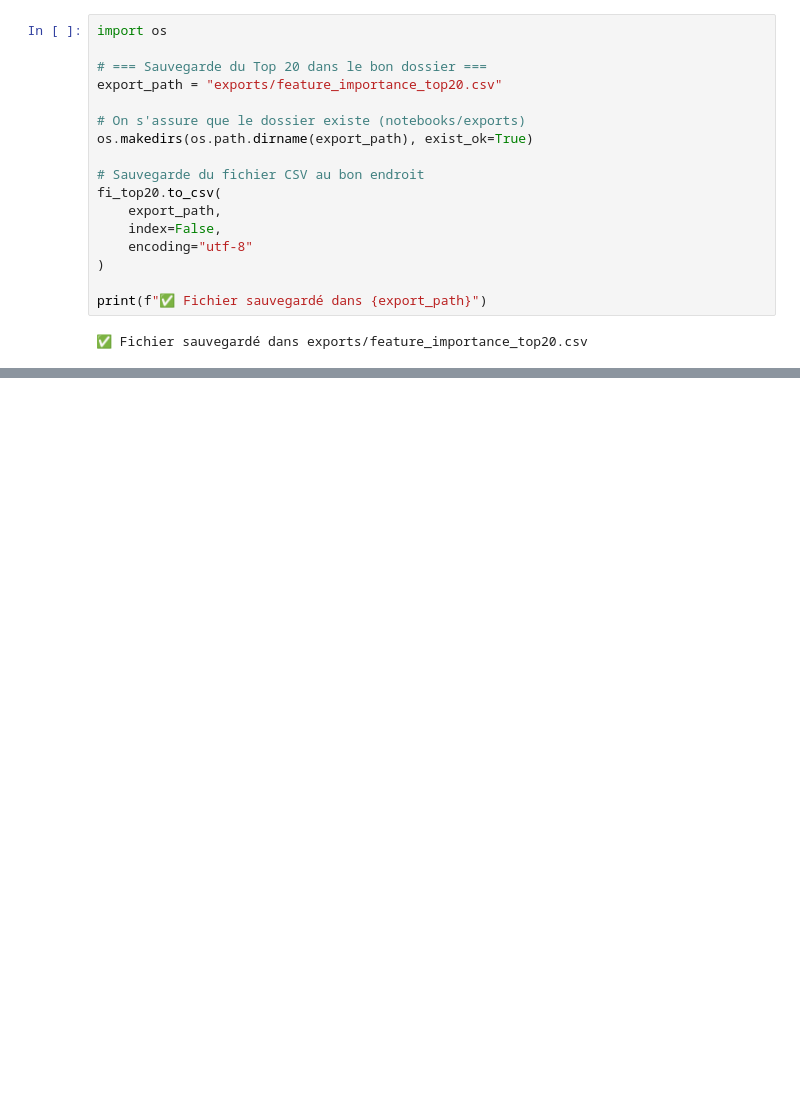
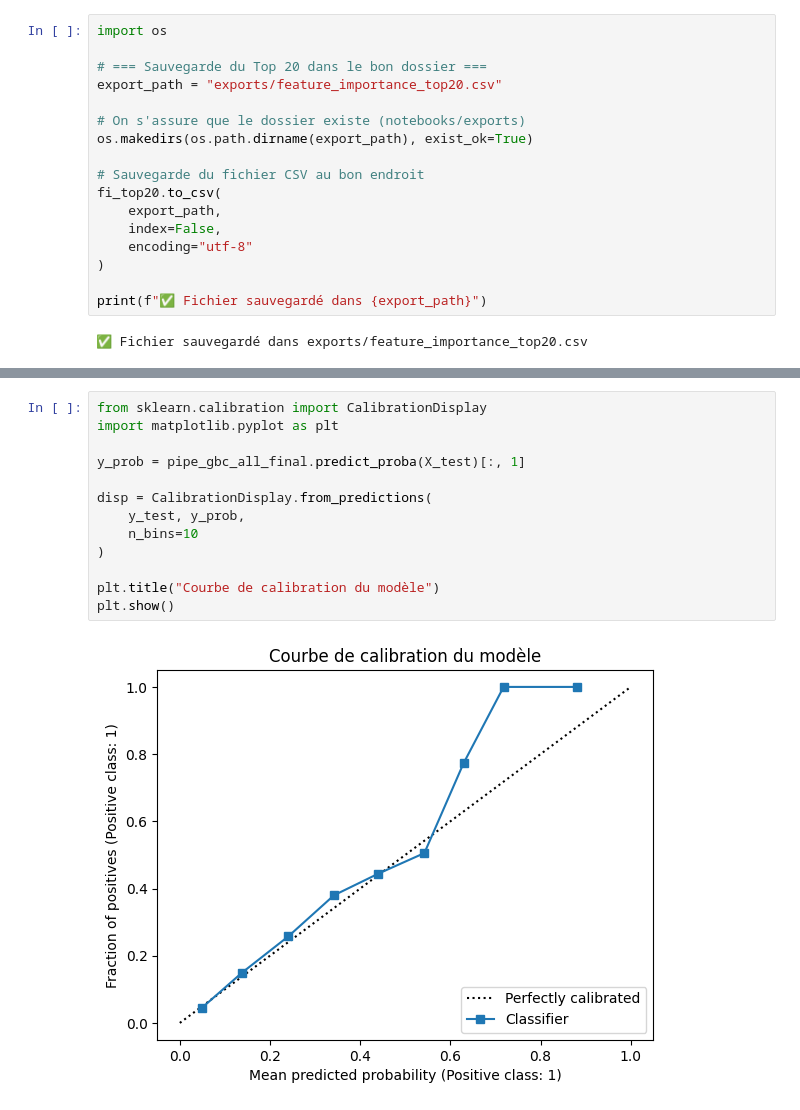
Before and after one commit to lansel2707/P07_implementez_un_modele_de_scoring, a Jupyter notebook: notebooks/02_modelisation_scoring.ipynb, the cells around one changed output, grey strips where cells are left out. Saved outputs shown, nothing was run; the diff lists cells and outputs as text; blank space fills up the shorter version.

```diff
--- a/notebooks/02_modelisation_scoring.ipynb
+++ b/notebooks/02_modelisation_scoring.ipynb
@@ -1129,0 +1237,15 @@ print(f"✅ Fichier sauvegardé dans {export_path}")
+# %%
+from sklearn.calibration import CalibrationDisplay
+import matplotlib.pyplot as plt
+
+y_prob = pipe_gbc_all_final.predict_proba(X_test)[:, 1]
+
+disp = CalibrationDisplay.from_predictions(
+    y_test, y_prob,
+    n_bins=10
+)
+
+plt.title("Courbe de calibration du modèle")
+plt.show()
+# %% [output]
+[figure, added]
```
Also changed, not shown: parts of 7 cells of this notebook, 5 other files.
